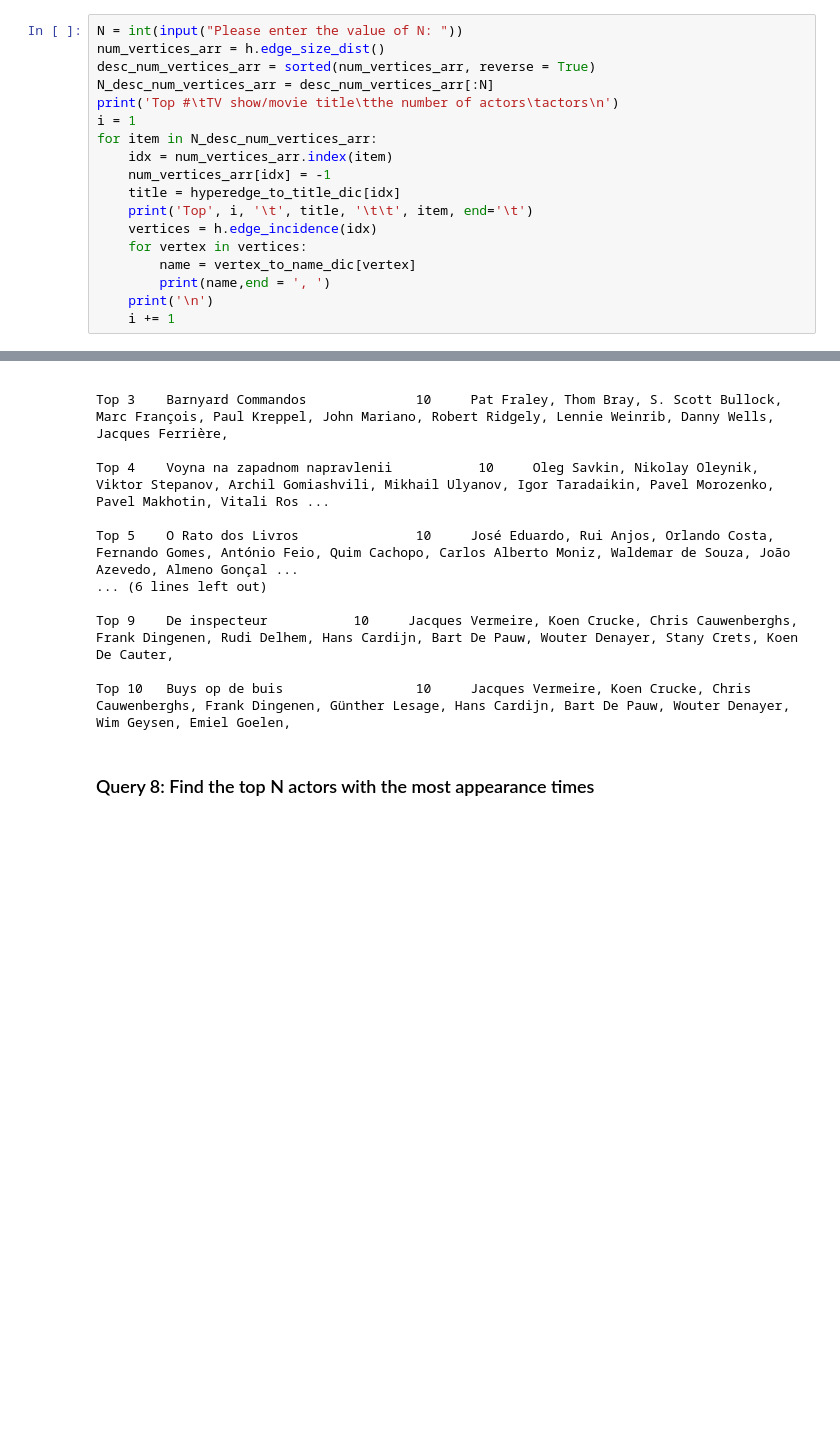
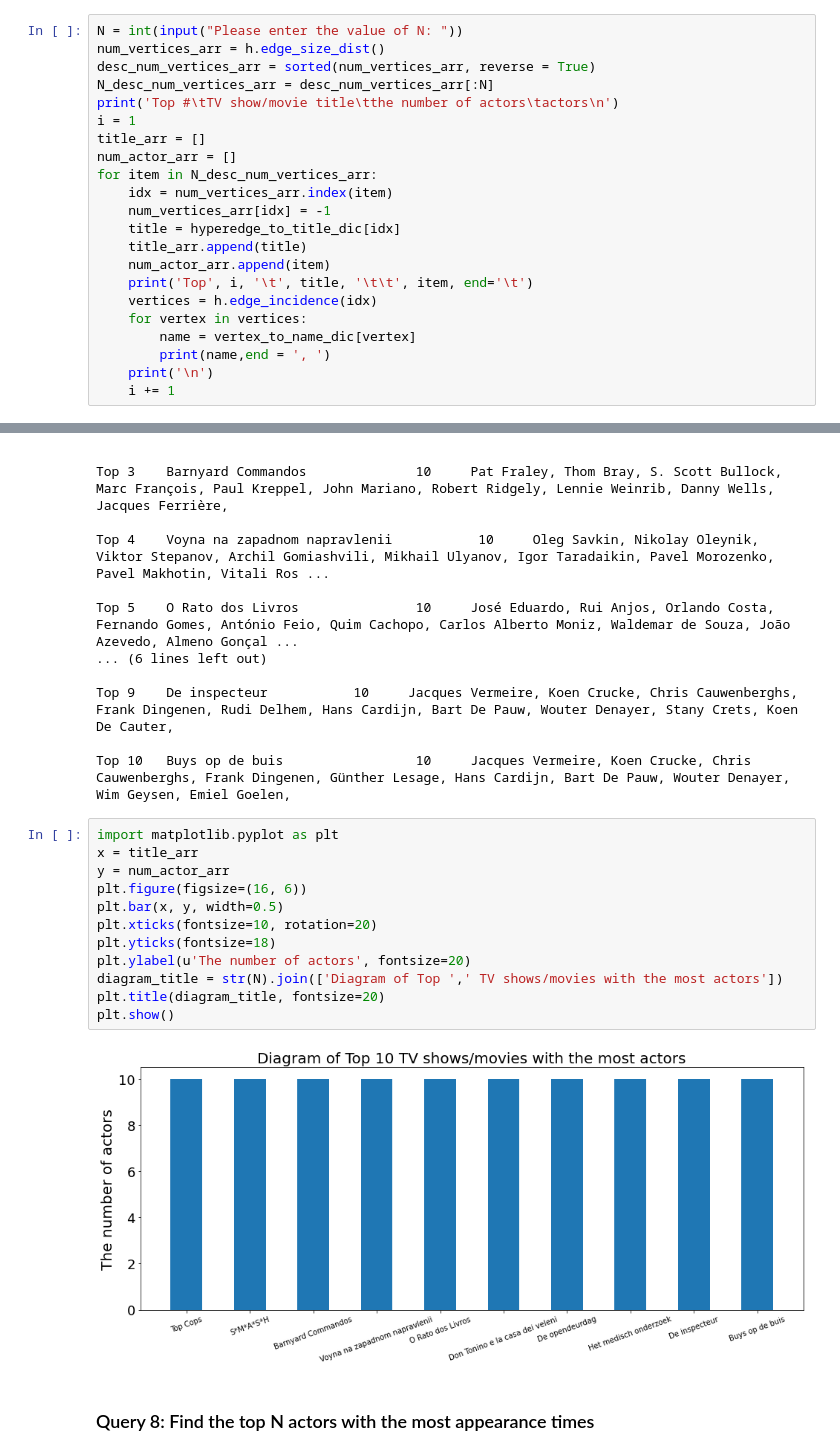
Before and after one commit to ZhipingLi/Cpt_s-591-Project, a Jupyter notebook: Hypergraph Analysis.ipynb, the cells around one changed output, grey strips where cells are left out. Saved outputs shown, nothing was run; the diff lists cells and outputs as text; blank space fills up the shorter version.

```diff
--- a/Hypergraph Analysis.ipynb
+++ b/Hypergraph Analysis.ipynb
@@ -377,10 +401,14 @@ desc_num_vertices_arr = sorted(num_vertices_arr, reverse = True)
 N_desc_num_vertices_arr = desc_num_vertices_arr[:N]
 print('Top #\tTV show/movie title\tthe number of actors\tactors\n')
 i = 1
+title_arr = []
+num_actor_arr = []
 for item in N_desc_num_vertices_arr:
     idx = num_vertices_arr.index(item)
     num_vertices_arr[idx] = -1
     title = hyperedge_to_title_dic[idx]
+    title_arr.append(title)
+    num_actor_arr.append(item)
     print('Top', i, '\t', title, '\t\t', item, end='\t')
     vertices = h.edge_incidence(idx)
     for vertex in vertices:
@@ -406,6 +434,20 @@ Top 5    O Rato dos Livros               10     José Eduardo, Rui Anjos, Orland
 Top 9    De inspecteur           10     Jacques Vermeire, Koen Crucke, Chris Cauwenberghs, Frank Dingenen, Rudi Delhem, Hans Cardijn, Bart De Pauw, Wouter Denayer, Stany Crets, Koen De Cauter,
 
 Top 10   Buys op de buis                 10     Jacques Vermeire, Koen Crucke, Chris Cauwenberghs, Frank Dingenen, Günther Lesage, Hans Cardijn, Bart De Pauw, Wouter Denayer, Wim Geysen, Emiel Goelen,
+# %%
+import matplotlib.pyplot as plt
+x = title_arr
+y = num_actor_arr
+plt.figure(figsize=(16, 6))
+plt.bar(x, y, width=0.5)
+plt.xticks(fontsize=10, rotation=20)
+plt.yticks(fontsize=18)
+plt.ylabel(u'The number of actors', fontsize=20)
+diagram_title = str(N).join(['Diagram of Top ',' TV shows/movies with the most actors'])
+plt.title(diagram_title, fontsize=20)
+plt.show()
+# %% [output]
+[figure, added]
 # %% [markdown]
 ### Query 8: Find the top N actors with the most appearance times
 # %%
```
Also changed, not shown: parts of 17 cells of this notebook, 2 other files.
